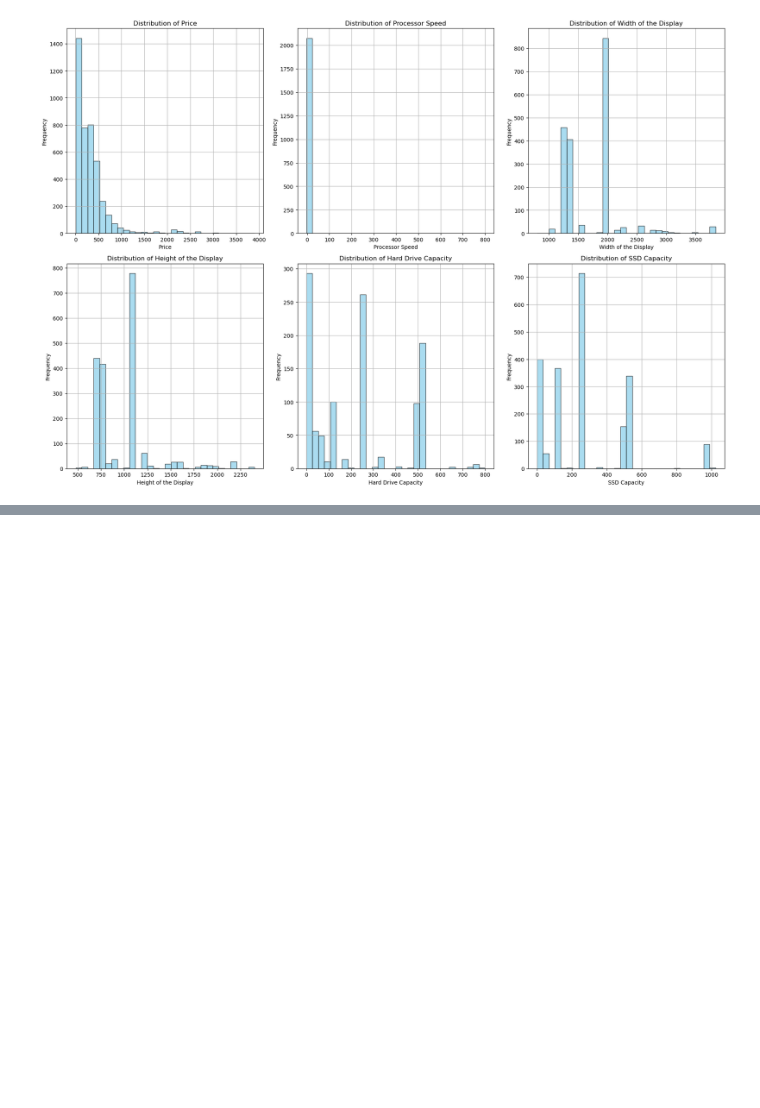
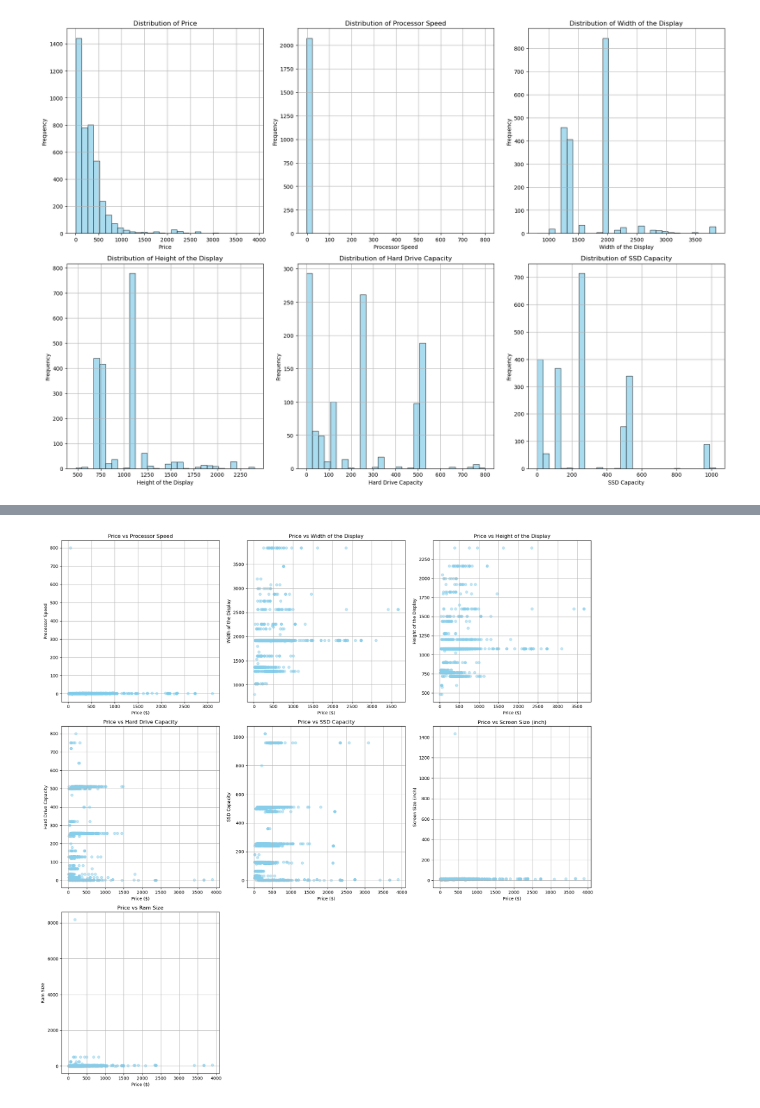
Before and after one commit to rafvrab/eBay-Laptop-Analysis, a Jupyter notebook: Notebook.ipynb, the cells around one changed output, grey strips where cells are left out. Drawn from its saved outputs; the diff is of its cells as text; code cells hidden in the pictures; blank space fills up the shorter version.

```diff
--- a/Notebook.ipynb
+++ b/Notebook.ipynb
@@ -282,0 +314,28 @@ plt.show()
+# %%
+# Create subplots with 3 rows and 3 columns
+fig, axs = plt.subplots(3, 3, figsize=(18, 18))
+
+# Flatten the axs array to iterate over each subplot
+axs = axs.flatten()
+
+# Plot each numerical column against Price
+numerical_columns = ['Processor Speed', 'Width of the Display',
+                     'Height of the Display', 'Hard Drive Capacity',
+                     'SSD Capacity', 'Screen Size (inch)', 'Ram Size']
+
+for i, column in enumerate(numerical_columns):
+    axs[i].scatter(df['Price'], df[column], alpha=0.5, color='skyblue')
+    axs[i].set_xlabel('Price ($)')
+    axs[i].set_ylabel(column)
+    axs[i].set_title(f'Price vs {column}')
+    axs[i].grid(True)
+
+# Remove empty subplots
+for i in range(len(numerical_columns), len(axs)):
+    fig.delaxes(axs[i])
+
+# Adjust layout
+plt.tight_layout()
+plt.show()
+# %% [output]
+[figure, added]
```
Also changed, not shown: parts of 38 cells of this notebook.
